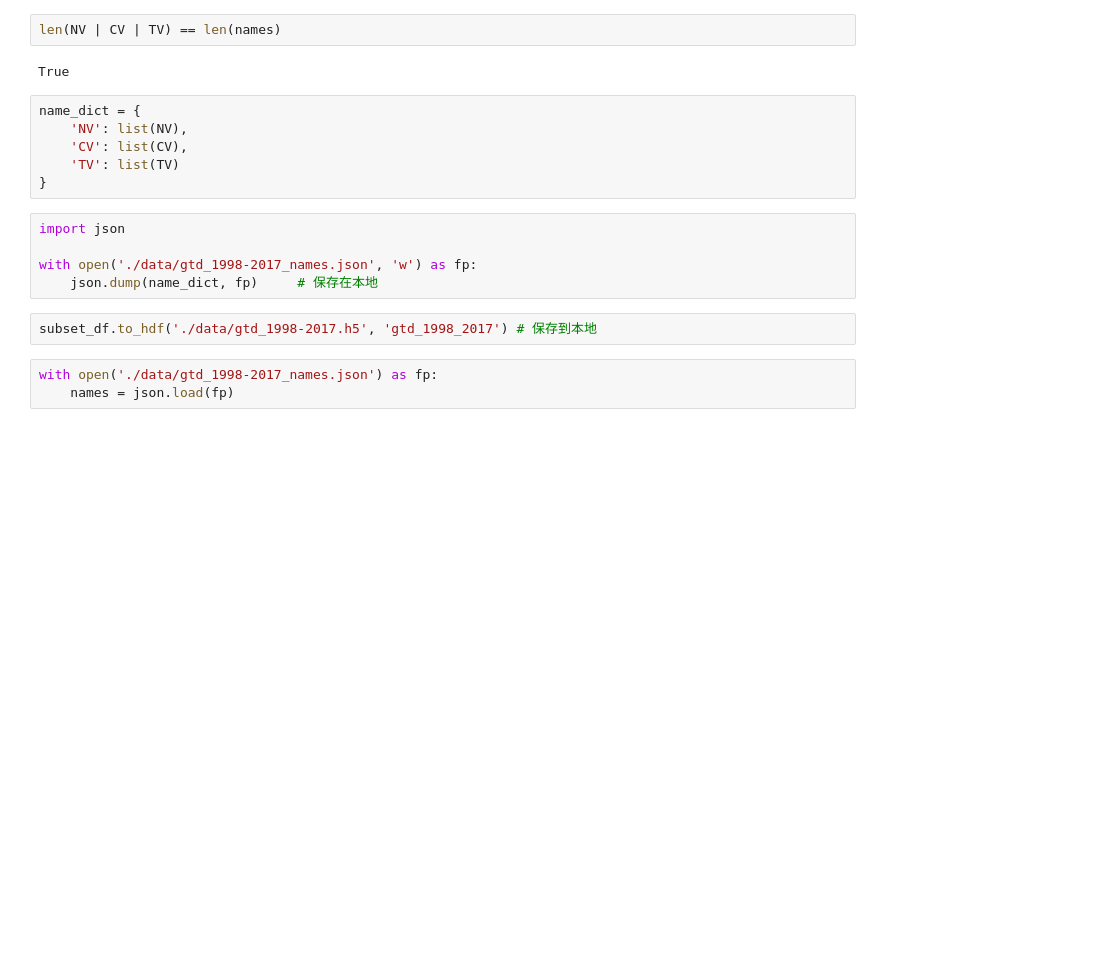
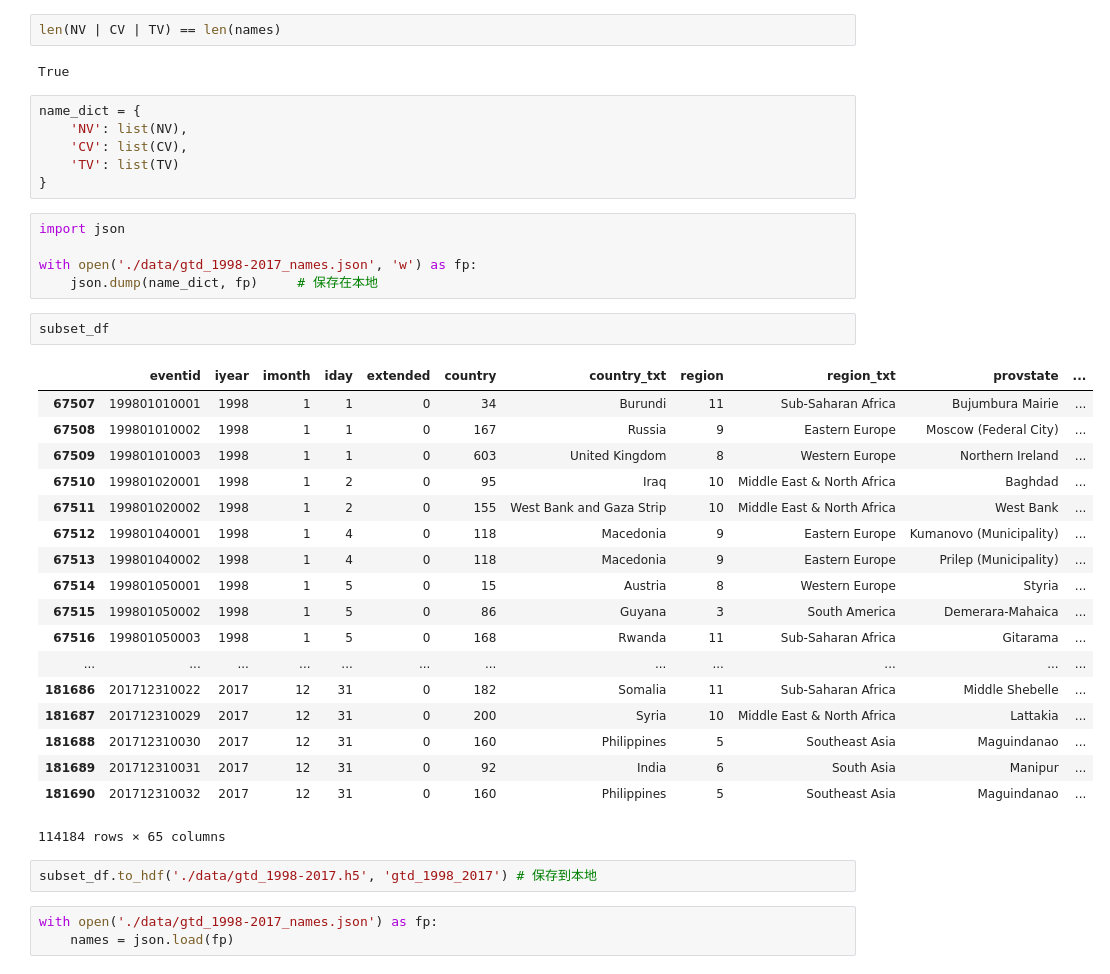
Before and after one commit to XNoteW/Note, a Jupyter notebook: GTD/01_数据预处理终版.ipynb, the cells around one changed output. Saved outputs shown, nothing was run; the diff lists cells and outputs as text; blank space fills up the shorter version.

```diff
--- a/GTD/01_数据预处理终版.ipynb
+++ b/GTD/01_数据预处理终版.ipynb
@@ -594,6 +628,27 @@ import json
 
 with open('./data/gtd_1998-2017_names.json', 'w') as fp:
     json.dump(name_dict, fp)     # 保存在本地
+# %%
+subset_df
+# %% [output]
+|  | eventid | iyear | imonth | iday | extended | country | country_txt | region | region_txt | provstate | ... |
+| 67507 | 199801010001 | 1998 | 1 | 1 | 0 | 34 | Burundi | 11 | Sub-Saharan Africa | Bujumbura Mairie | ... |
+| 67508 | 199801010002 | 1998 | 1 | 1 | 0 | 167 | Russia | 9 | Eastern Europe | Moscow (Federal City) | ... |
+| 67509 | 199801010003 | 1998 | 1 | 1 | 0 | 603 | United Kingdom | 8 | Western Europe | Northern Ireland | ... |
+| 67510 | 199801020001 | 1998 | 1 | 2 | 0 | 95 | Iraq | 10 | Middle East & North Africa | Baghdad | ... |
+| 67511 | 199801020002 | 1998 | 1 | 2 | 0 | 155 | West Bank and Gaza Strip | 10 | Middle East & North Africa | West Bank | ... |
+| 67512 | 199801040001 | 1998 | 1 | 4 | 0 | 118 | Macedonia | 9 | Eastern Europe | Kumanovo (Municipality) | ... |
+| 67513 | 199801040002 | 1998 | 1 | 4 | 0 | 118 | Macedonia | 9 | Eastern Europe | Prilep (Municipality) | ... |
+| 67514 | 199801050001 | 1998 | 1 | 5 | 0 | 15 | Austria | 8 | Western Europe | Styria | ... |
+| 67515 | 199801050002 | 1998 | 1 | 5 | 0 | 86 | Guyana | 3 | South America | Demerara-Mahaica | ... |
+| 67516 | 199801050003 | 1998 | 1 | 5 | 0 | 168 | Rwanda | 11 | Sub-Saharan Africa | Gitarama | ... |
+| ... | ... | ... | ... | ... | ... | ... | ... | ... | ... | ... | ... |
+| 181686 | 201712310022 | 2017 | 12 | 31 | 0 | 182 | Somalia | 11 | Sub-Saharan Africa | Middle Shebelle | ... |
+| 181687 | 201712310029 | 2017 | 12 | 31 | 0 | 200 | Syria | 10 | Middle East & North Africa | Lattakia | ... |
+| 181688 | 201712310030 | 2017 | 12 | 31 | 0 | 160 | Philippines | 5 | Southeast Asia | Maguindanao | ... |
+| 181689 | 201712310031 | 2017 | 12 | 31 | 0 | 92 | India | 6 | South Asia | Manipur | ... |
+| 181690 | 201712310032 | 2017 | 12 | 31 | 0 | 160 | Philippines | 5 | Southeast Asia | Maguindanao | ... |
+114184 rows × 65 columns
 # %%
 subset_df.to_hdf('./data/gtd_1998-2017.h5', 'gtd_1998_2017') # 保存到本地
 # %%
```
Also changed, not shown: parts of 28 cells of this notebook, 1 other file.
